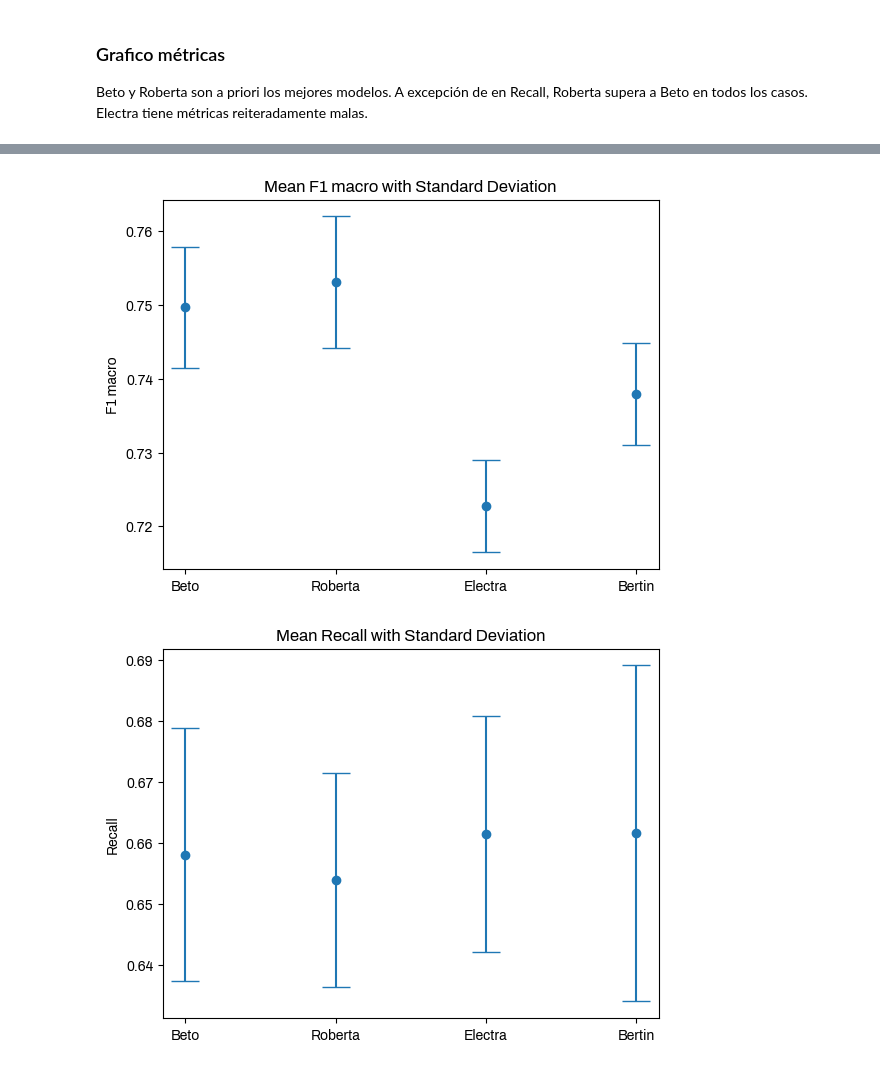
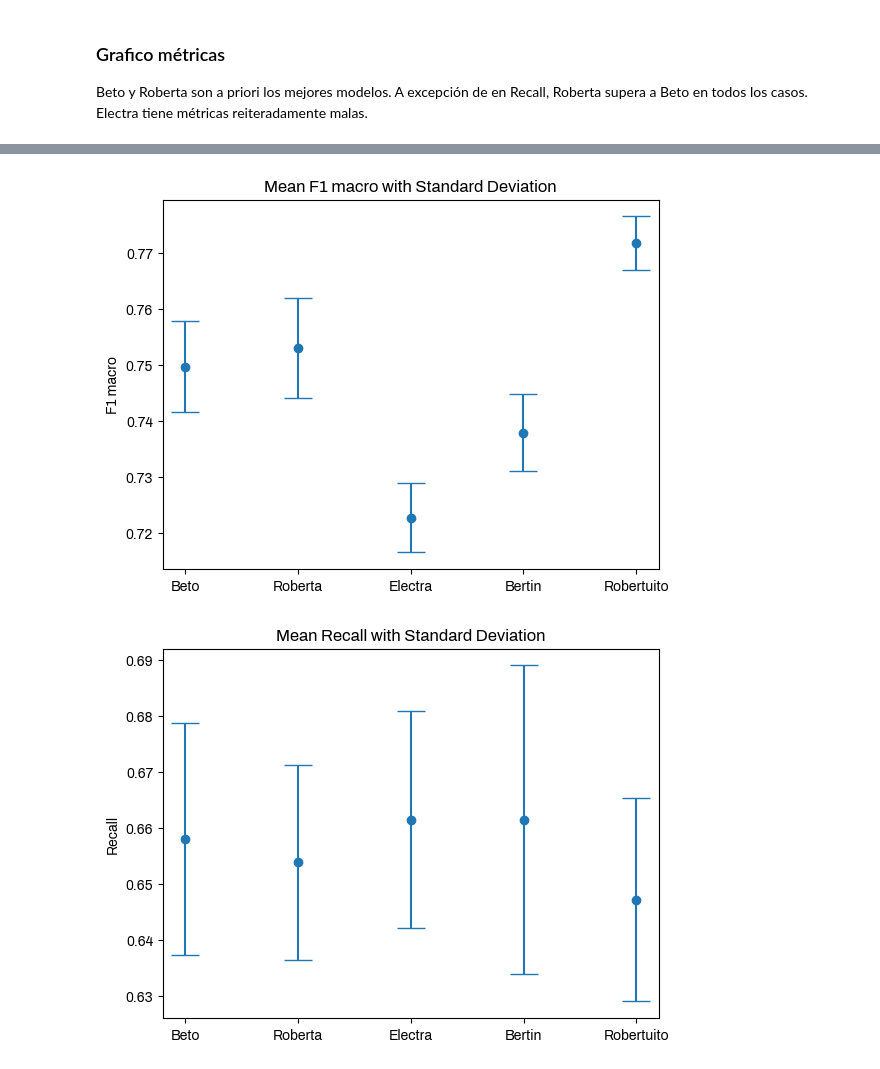
Before and after one commit to paulaluvini/tesis, a Jupyter notebook: Analysis_models.ipynb, the cells around one changed output, grey strips where cells are left out. Drawn from its saved outputs; the diff is of its cells as text; code cells hidden in the pictures.

```diff
--- a/Analysis_models.ipynb
+++ b/Analysis_models.ipynb
@@ -57,6 +59,10 @@ results_dict = {
     "electra": results_electra,
     "bertin": results_bertin
 }
+# %%
+import json
+f = open('data/results.json')
+results_dict = json.load(f)
 # %%
 metric_names = ['accuracy', 'precision', 'f1', 'f1 macro', 'recall']
 
@@ -76,7 +82,7 @@ for model_name in results_dict.keys():
 Beto y Roberta son a priori los mejores modelos. A excepción de en Recall, Roberta supera a Beto en todos los casos. Electra tiene métricas reiteradamente malas.
 # %%
 metrics = ['accuracy', 'precision', 'f1','f1 macro', 'recall']
-models = ['beto', 'roberta', 'electra', 'bertin']
+models = ['beto', 'roberta', 'electra', 'bertin', 'robertuito']
 
 for metric in metrics:
     fig, ax = plt.subplots()
@@ -101,2 +107,2 @@ for metric in metrics:
-[figure, old version]
+[figure, new version]
-[figure, old version]
+[figure, new version]
```
Also changed, not shown: parts of 2 cells of this notebook.
